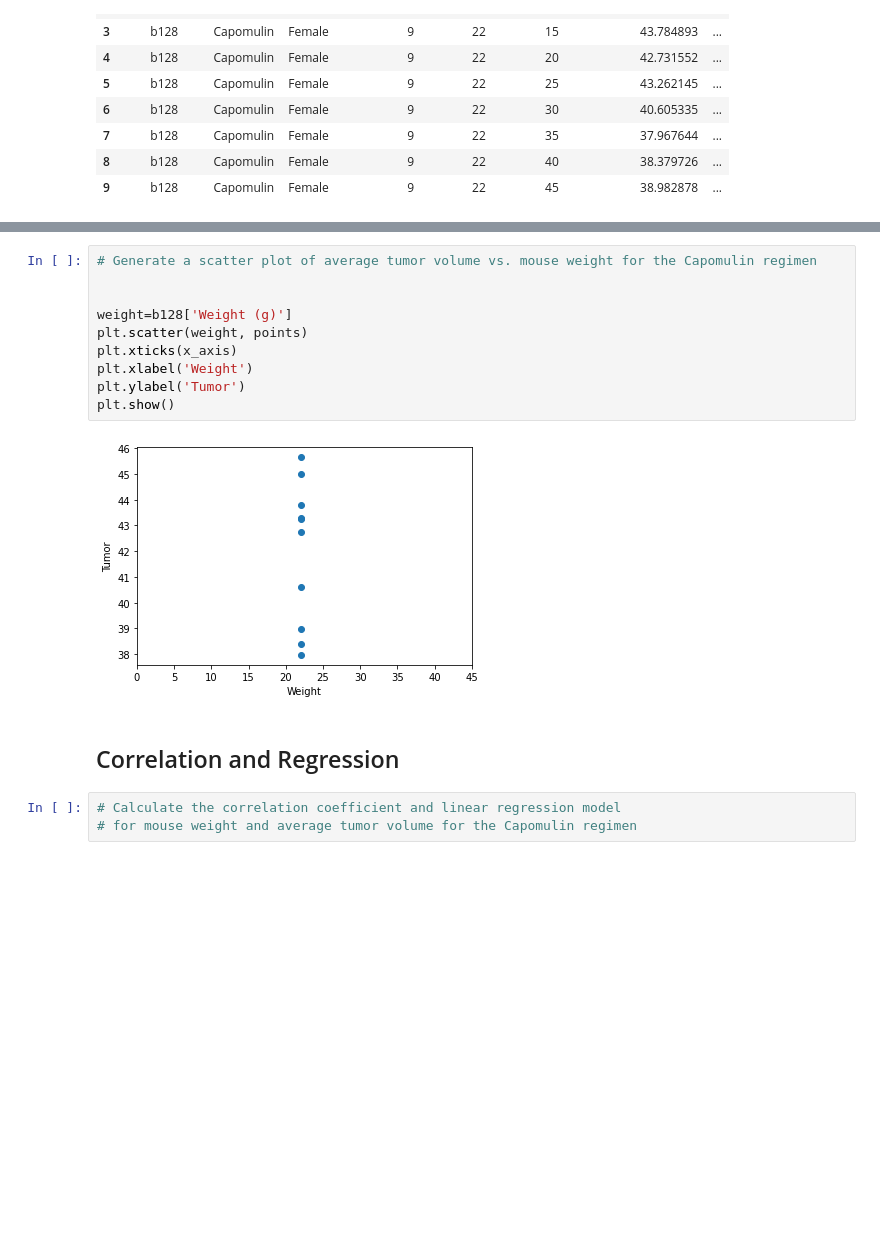
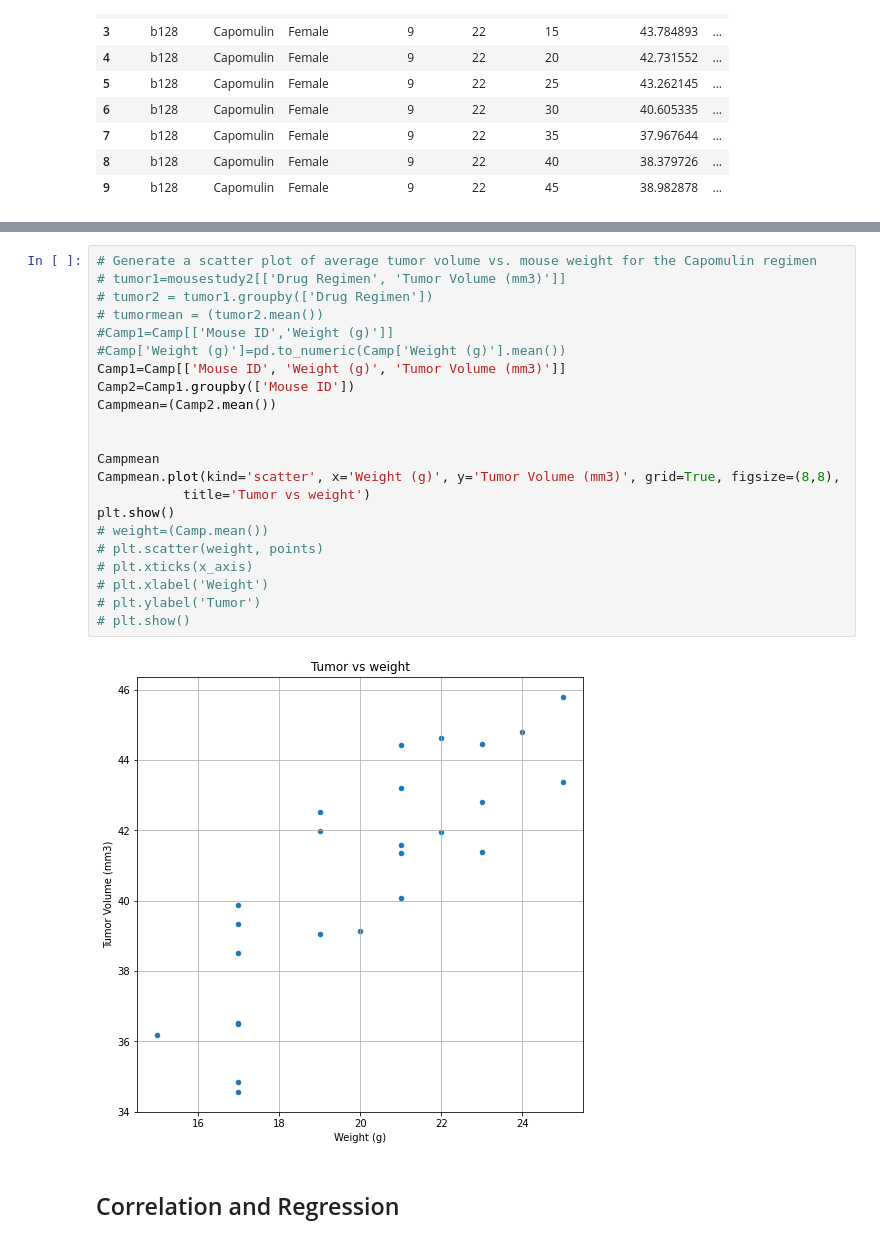
Before and after one commit to Renee-W/matplotlib-challenge, a Jupyter notebook: Pymaceuticals/pymaceuticals_test.ipynb, the cells around one changed output, grey strips where cells are left out. Saved outputs shown, nothing was run; the diff lists cells and outputs as text; blank space fills up the shorter version.

```diff
--- a/Pymaceuticals/pymaceuticals_test.ipynb
+++ b/Pymaceuticals/pymaceuticals_test.ipynb
@@ -374,17 +407,26 @@ b128
 # %%
 # Generate a scatter plot of average tumor volume vs. mouse weight for the Capomulin regimen
+# tumor1=mousestudy2[['Drug Regimen', 'Tumor Volume (mm3)']]
+# tumor2 = tumor1.groupby(['Drug Regimen'])
+# tumormean = (tumor2.mean())
+#Camp1=Camp[['Mouse ID','Weight (g)']]
+#Camp['Weight (g)']=pd.to_numeric(Camp['Weight (g)'].mean())
+Camp1=Camp[['Mouse ID', 'Weight (g)', 'Tumor Volume (mm3)']]
+Camp2=Camp1.groupby(['Mouse ID'])
+Campmean=(Camp2.mean())
 
 
-weight=b128['Weight (g)']
-plt.scatter(weight, points)
-plt.xticks(x_axis)
-plt.xlabel('Weight')
-plt.ylabel('Tumor')
+Campmean
+Campmean.plot(kind='scatter', x='Weight (g)', y='Tumor Volume (mm3)', grid=True, figsize=(8,8),
+           title='Tumor vs weight')
 plt.show()
+# weight=(Camp.mean())
+# plt.scatter(weight, points)
+# plt.xticks(x_axis)
+# plt.xlabel('Weight')
+# plt.ylabel('Tumor')
+# plt.show()
 # %% [output]
-[figure, old version]
+[figure, new version]
 # %% [markdown]
 ## Correlation and Regression
-# %%
-# Calculate the correlation coefficient and linear regression model
-# for mouse weight and average tumor volume for the Capomulin regimen
```
Also changed, not shown: parts of 6 cells of this notebook, 3 other files.
